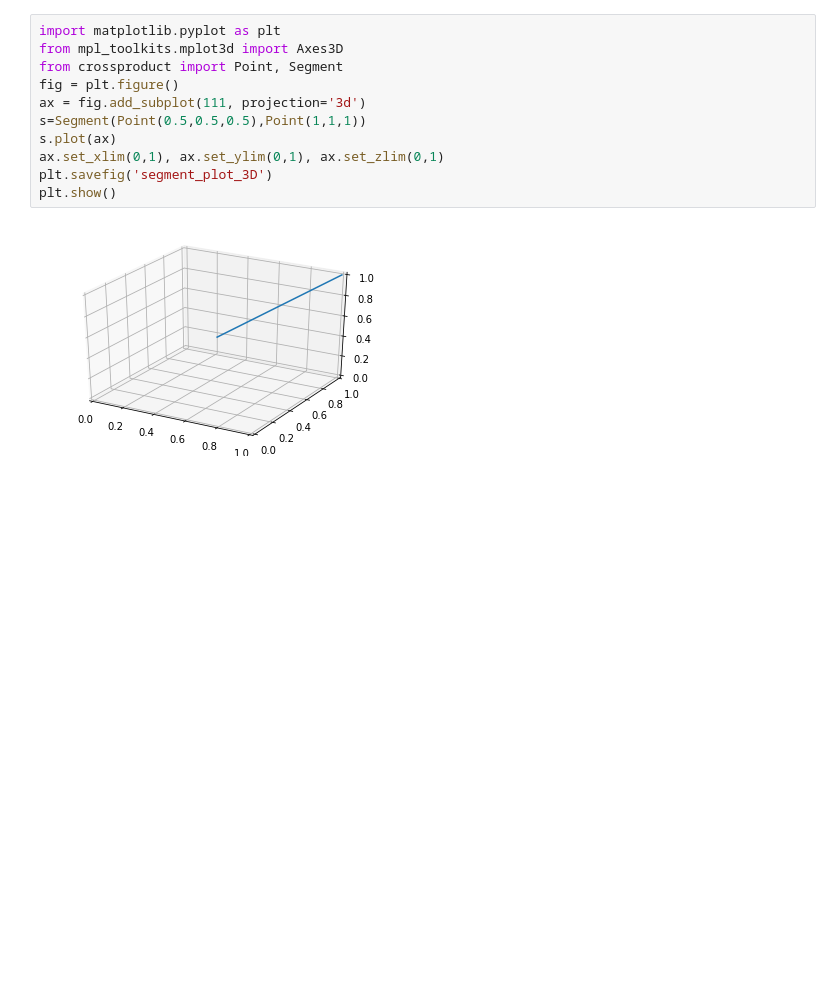
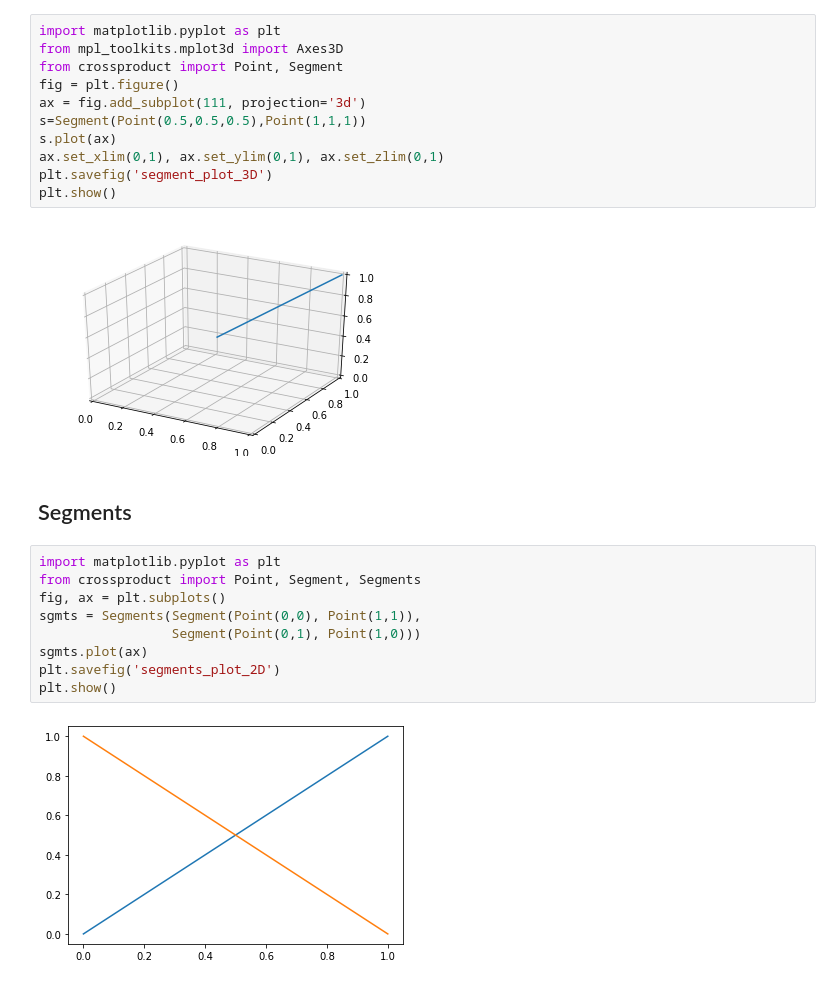
Before and after one commit to stevenkfirth/crossproduct, a Jupyter notebook: notebooks/docs/plot_methods.ipynb, the cells around one changed output. Saved outputs shown, nothing was run; the diff lists cells and outputs as text; blank space fills up the shorter version.

```diff
--- a/notebooks/docs/plot_methods.ipynb
+++ b/notebooks/docs/plot_methods.ipynb
@@ -123,3 +147,16 @@ plt.savefig('segment_plot_3D')
 plt.show()
 # %% [output]
 [figure]
+# %% [markdown]
+## Segments
+# %%
+import matplotlib.pyplot as plt
+from crossproduct import Point, Segment, Segments
+fig, ax = plt.subplots()
+sgmts = Segments(Segment(Point(0,0), Point(1,1)),
+                 Segment(Point(0,1), Point(1,0)))
+sgmts.plot(ax)
+plt.savefig('segments_plot_2D')
+plt.show()
+# %% [output]
+[figure, added]
```
Also changed, not shown: parts of 9 cells of this notebook, 32 other files.
